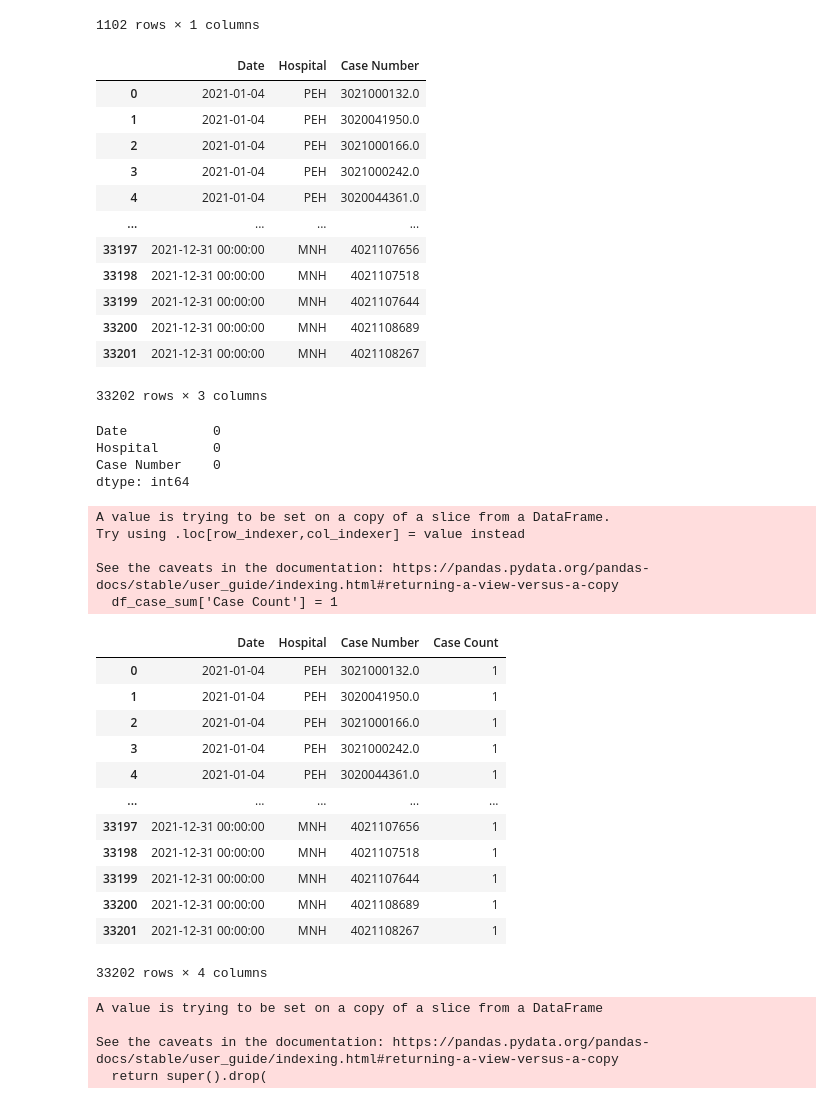
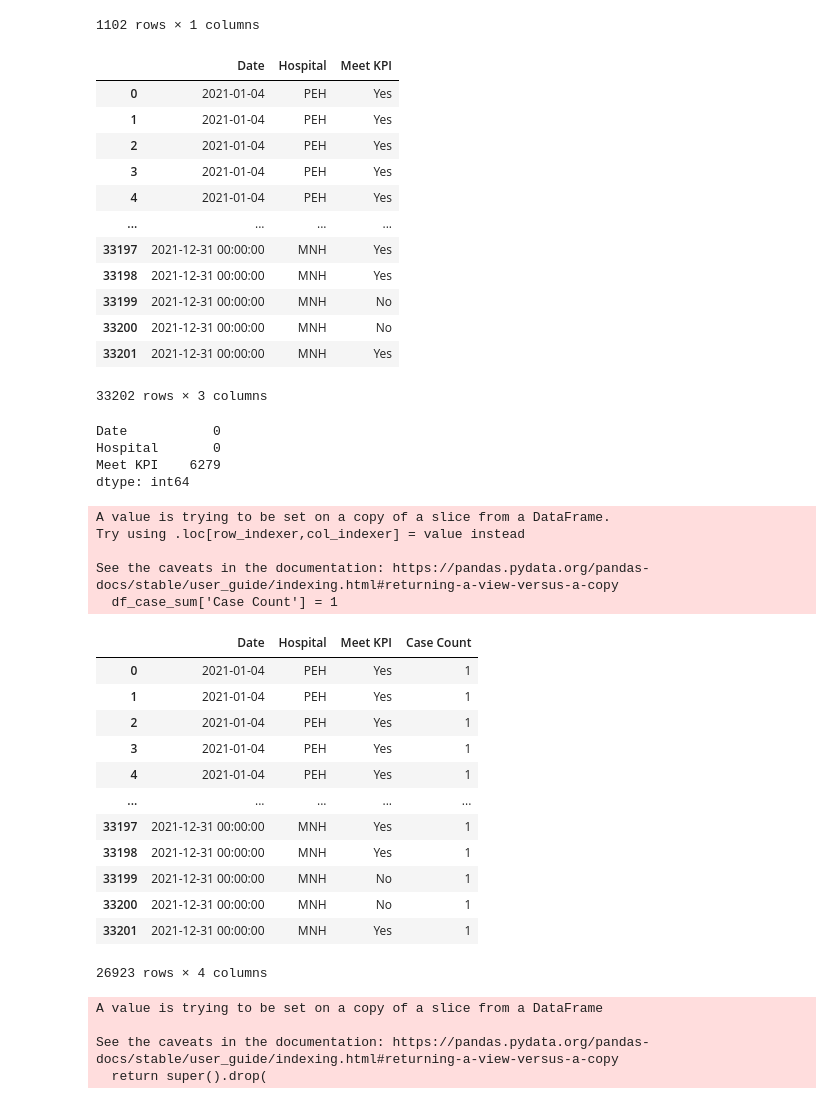
Before and after one commit to RoystonCXW/IS447---Smart-Healthcare, a Jupyter notebook: IS447/System/Code/Pharmacy Dept/Pharmacy_Dept_KPI_Not_Met.ipynb, the cells around one changed output. Saved outputs shown, nothing was run; the diff lists cells and outputs as text; code cells hidden in the pictures.

```diff
--- a/IS447/System/Code/Pharmacy Dept/Pharmacy_Dept_KPI_Not_Met.ipynb
+++ b/IS447/System/Code/Pharmacy Dept/Pharmacy_Dept_KPI_Not_Met.ipynb
@@ -40,6 +40,6 @@ memory usage: 12.2+ MB
 ## KPI Analysis
 # %%
 #Extract those that needed only
-df_kpi = df[['Date', 'Ward', 'Case Number', 'Hospital', 'No. of Drugs', 'Weekday', 'TAT', 'Meet KPI', 'Time Taken (Received to Checked)', 'Time Taken (Checked to Dispensed)', 'Avg Time Taken / Day (Received to Checked)', 'Avg Time Taken / Day (Checked to Dispensed)', 'Avg Time Taken / Month (Received to Checked)', 'Avg Time Taken / Month (Checked to Dispensed)', 'Process Time Issue']]
+df_kpi = df[['Date', 'Ward', 'Room/Bed', 'Case Number', 'Hospital', 'No. of Drugs', 'Weekday', 'Office Hours', 'TAT', 'Meet KPI', 'Process Time Issue', 'Time Taken (Received to Checked)', 'Time Taken (Checked to Dispensed)', 'Avg Time Taken / Day (Received to Checked)', 'Avg Time Taken / Day (Checked to Dispensed)', 'Avg Time Taken / Month (Received to Checked)', 'Avg Time Taken / Month (Checked to Dispensed)']]
 df_kpi
 # %% [output]
@@ -171,30 +171,31 @@ df_kpi_sum_day
 1102 rows × 1 columns
 # %%
 #create new dataframe to calculate No. of Cases / Day
-df_case_sum = df_kpi[['Date', 'Hospital', 'Case Number']]
+df_case_sum = df_kpi[['Date', 'Hospital', 'Meet KPI']]
 df_case_sum
 # %% [output]
-|  | Date | Hospital | Case Number |
-| 0 | 2021-01-04 | PEH | 3021000132.0 |
-| 1 | 2021-01-04 | PEH | 3020041950.0 |
-| 2 | 2021-01-04 | PEH | 3021000166.0 |
-| 3 | 2021-01-04 | PEH | 3021000242.0 |
-| 4 | 2021-01-04 | PEH | 3020044361.0 |
+|  | Date | Hospital | Meet KPI |
+| 0 | 2021-01-04 | PEH | Yes |
+| 1 | 2021-01-04 | PEH | Yes |
+| 2 | 2021-01-04 | PEH | Yes |
+| 3 | 2021-01-04 | PEH | Yes |
+| 4 | 2021-01-04 | PEH | Yes |
 | ... | ... | ... | ... |
-| 33197 | 2021-12-31 00:00:00 | MNH | 4021107656 |
-| 33198 | 2021-12-31 00:00:00 | MNH | 4021107518 |
-| 33199 | 2021-12-31 00:00:00 | MNH | 4021107644 |
-| 33200 | 2021-12-31 00:00:00 | MNH | 4021108689 |
-| 33201 | 2021-12-31 00:00:00 | MNH | 4021108267 |
+| 33197 | 2021-12-31 00:00:00 | MNH | Yes |
+| 33198 | 2021-12-31 00:00:00 | MNH | Yes |
+| 33199 | 2021-12-31 00:00:00 | MNH | No |
+| 33200 | 2021-12-31 00:00:00 | MNH | No |
+| 33201 | 2021-12-31 00:00:00 | MNH | Yes |
 33202 rows × 3 columns
 # %%
 df_case_sum.isnull().sum()
 # %% [output]
 Date           0
 Hospital       0
-Case Number    0
+Meet KPI    6279
 dtype: int64
 # %%
+df_case_sum = df_case_sum[df_case_sum['Meet KPI'].notnull()]
 df_case_sum['Case Count'] = 1
 df_case_sum
 # %% [output]
@@ -203,17 +204,17 @@ Try using .loc[row_indexer,col_indexer] = value instead
 
 See the caveats in the documentation: https://pandas.pydata.org/pandas-docs/stable/user_guide/indexing.html#returning-a-view-versus-a-copy
   df_case_sum['Case Count'] = 1
-|  | Date | Hospital | Case Number | Case Count |
-| 0 | 2021-01-04 | PEH | 3021000132.0 | 1 |
-| 1 | 2021-01-04 | PEH | 3020041950.0 | 1 |
-| 2 | 2021-01-04 | PEH | 3021000166.0 | 1 |
-| 3 | 2021-01-04 | PEH | 3021000242.0 | 1 |
-| 4 | 2021-01-04 | PEH | 3020044361.0 | 1 |
+|  | Date | Hospital | Meet KPI | Case Count |
+| 0 | 2021-01-04 | PEH | Yes | 1 |
+| 1 | 2021-01-04 | PEH | Yes | 1 |
+| 2 | 2021-01-04 | PEH | Yes | 1 |
+| 3 | 2021-01-04 | PEH | Yes | 1 |
+| 4 | 2021-01-04 | PEH | Yes | 1 |
 | ... | ... | ... | ... | ... |
-| 33197 | 2021-12-31 00:00:00 | MNH | 4021107656 | 1 |
-| 33198 | 2021-12-31 00:00:00 | MNH | 4021107518 | 1 |
-| 33199 | 2021-12-31 00:00:00 | MNH | 4021107644 | 1 |
-| 33200 | 2021-12-31 00:00:00 | MNH | 4021108689 | 1 |
-| 33201 | 2021-12-31 00:00:00 | MNH | 4021108267 | 1 |
+| 33197 | 2021-12-31 00:00:00 | MNH | Yes | 1 |
+| 33198 | 2021-12-31 00:00:00 | MNH | Yes | 1 |
+| 33199 | 2021-12-31 00:00:00 | MNH | No | 1 |
+| 33200 | 2021-12-31 00:00:00 | MNH | No | 1 |
+| 33201 | 2021-12-31 00:00:00 | MNH | Yes | 1 |
-33202 rows × 4 columns
+26923 rows × 4 columns
 # %%
```
Also changed, not shown: parts of 24 cells of this notebook, 2 other files.
